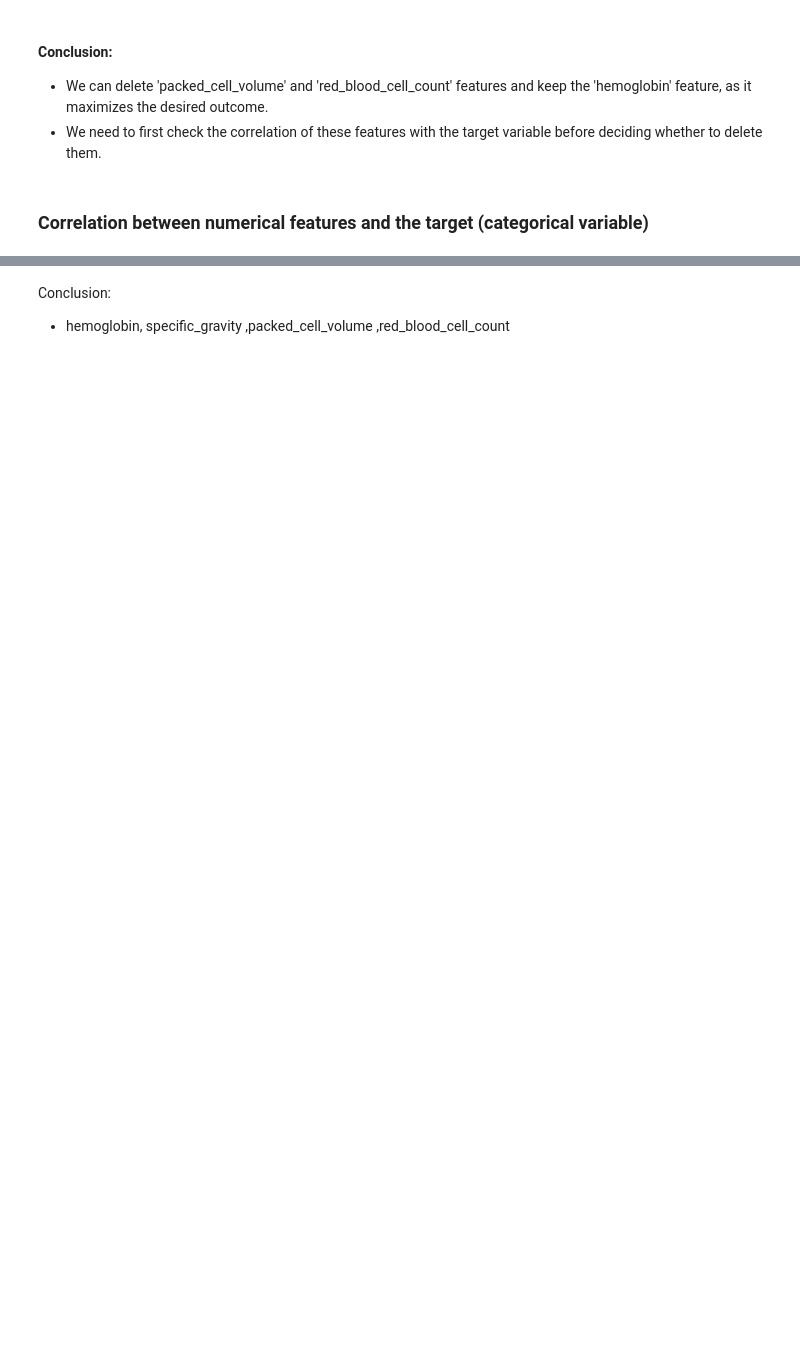
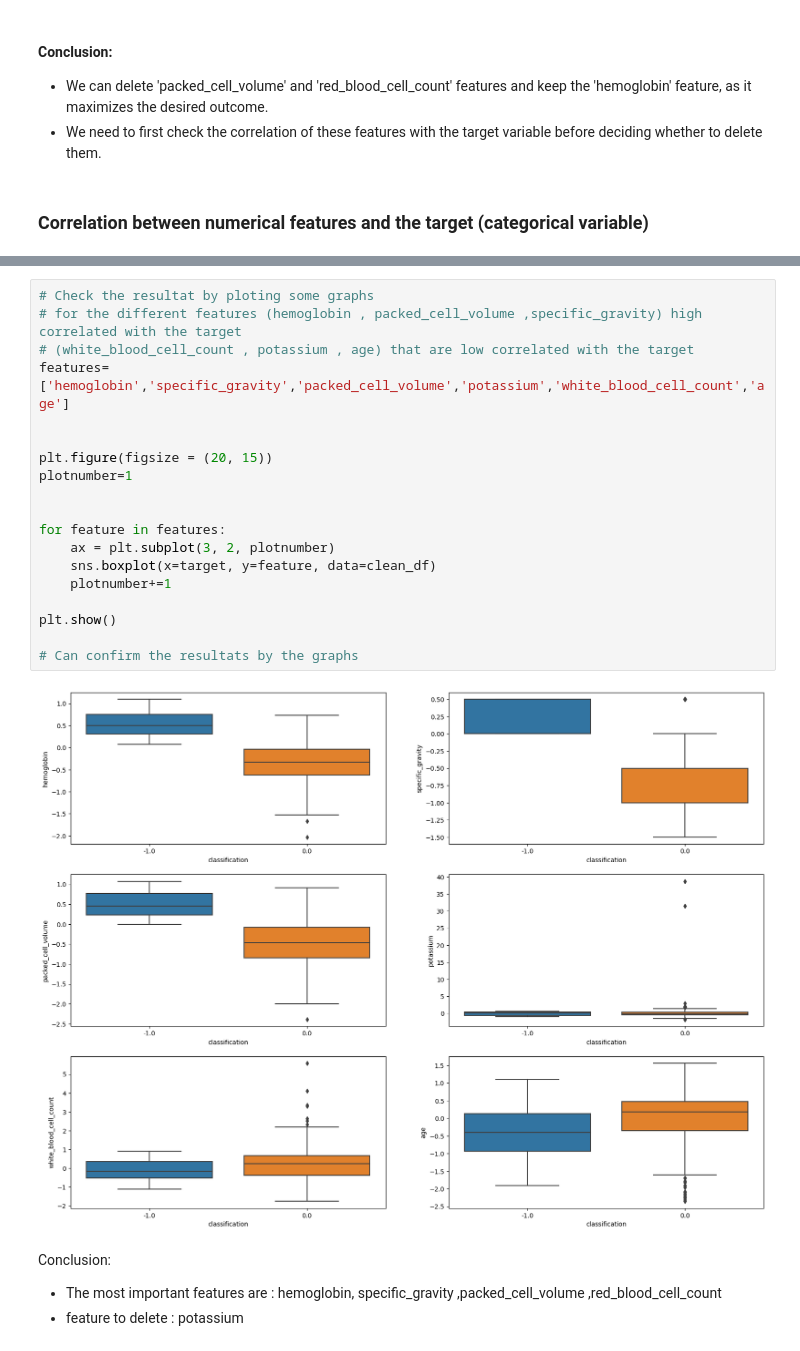
Before and after one commit to Molrn/chronic-kidney-disease, a Jupyter notebook: feature_selection_techniques.ipynb, the cells around one changed output, grey strips where cells are left out. Saved outputs shown, nothing was run; the diff lists cells and outputs as text; blank space fills up the shorter version.

```diff
--- a/feature_selection_techniques.ipynb
+++ b/feature_selection_techniques.ipynb
@@ -101,3 +200,25 @@ corr.sort_values(by='correlation with the target'  ,ascending=False)
+# %%
+# Check the resultat by ploting some graphs
+# for the different features (hemoglobin , packed_cell_volume ,specific_gravity) high correlated with the target
+# (white_blood_cell_count , potassium , age) that are low correlated with the target
+features=['hemoglobin','specific_gravity','packed_cell_volume','potassium','white_blood_cell_count','age']
+
+
+plt.figure(figsize = (20, 15))
+plotnumber=1
+
+
+for feature in features:
+    ax = plt.subplot(3, 2, plotnumber)
+    sns.boxplot(x=target, y=feature, data=clean_df)
+    plotnumber+=1
+
+plt.show()
+
+# Can confirm the resultats by the graphs
+# %% [output]
+[figure, added]
 # %% [markdown]
 Conclusion:
-- hemoglobin, specific_gravity ,packed_cell_volume 	,red_blood_cell_count
+- The most important features are : hemoglobin, specific_gravity ,packed_cell_volume ,red_blood_cell_count
+- feature to delete : potassium
```
Also changed, not shown: parts of 51 cells of this notebook, 2 other files.
